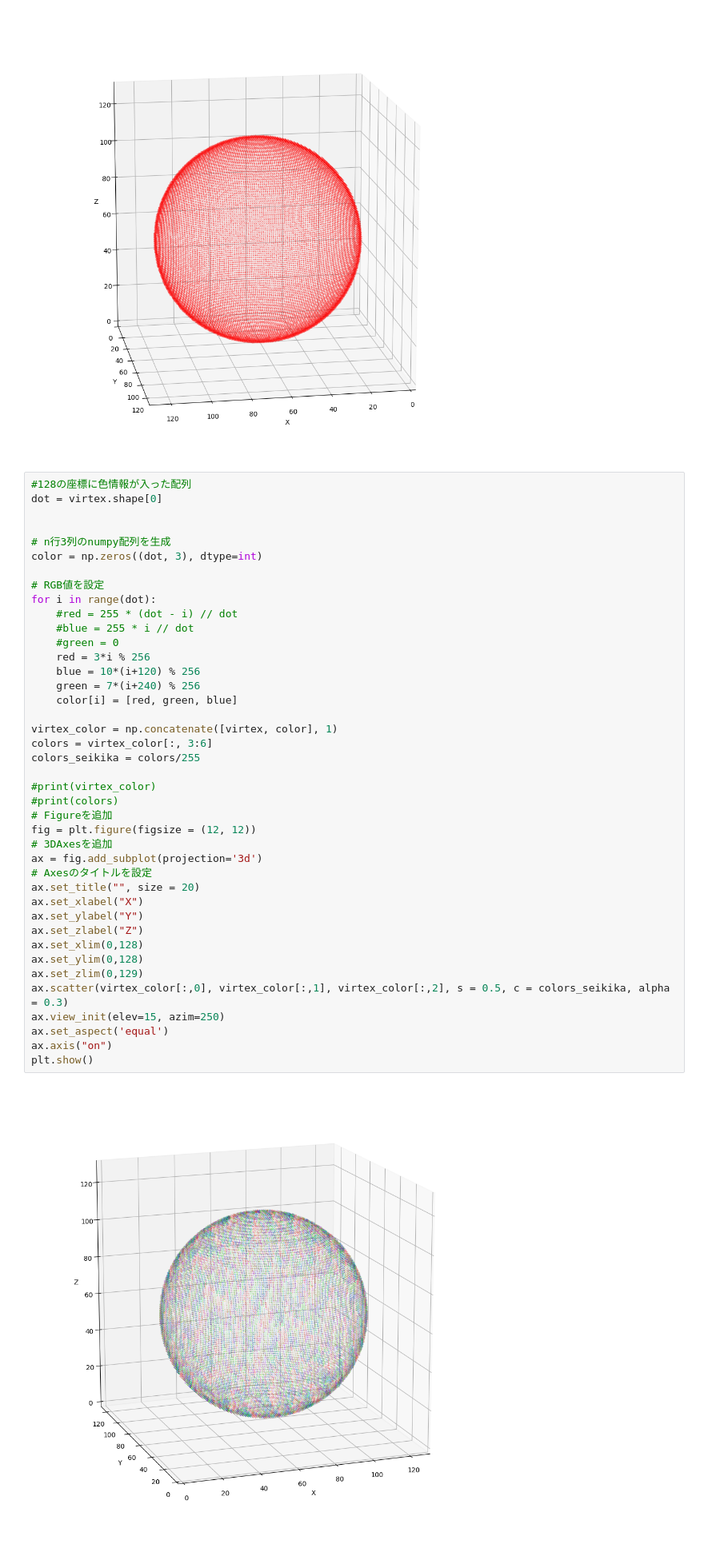
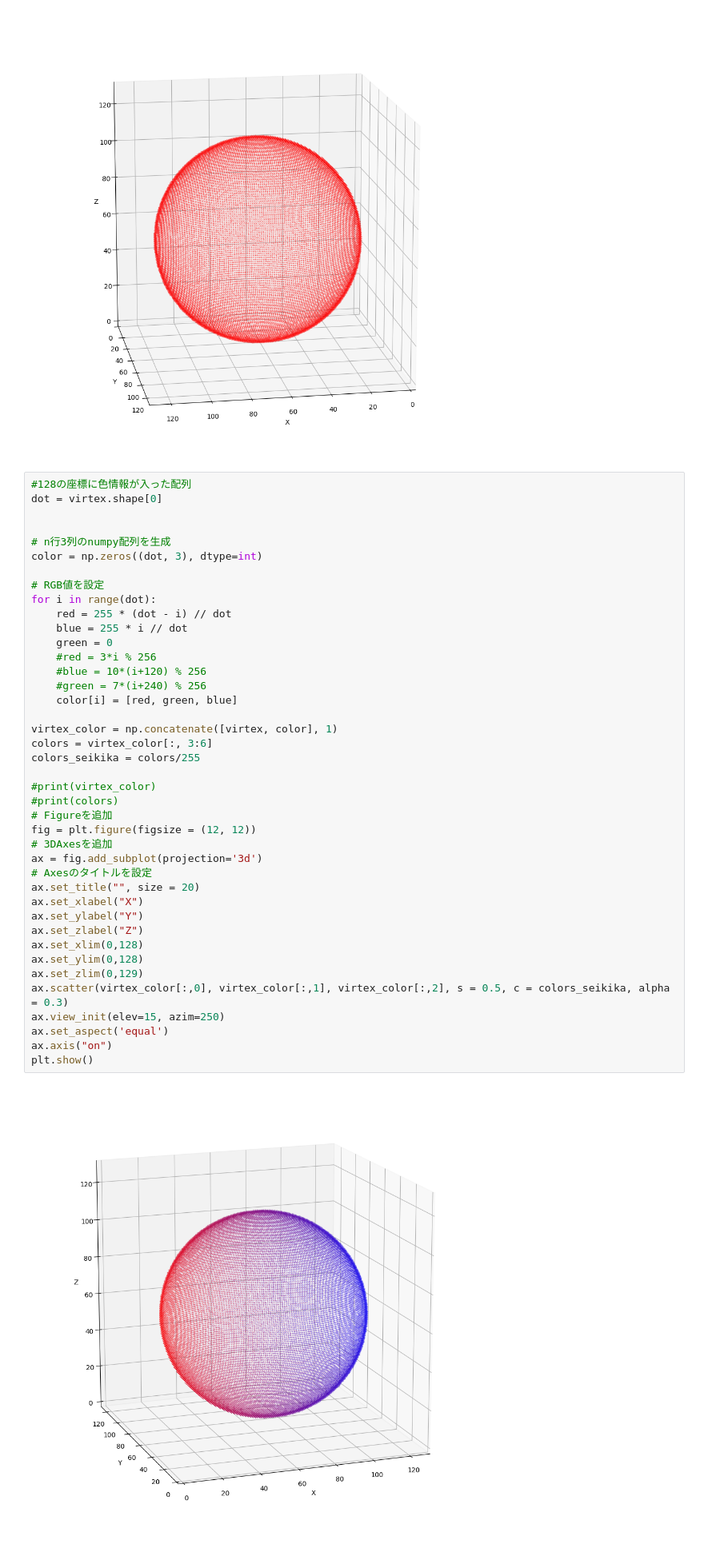
Before and after one commit to tubakun/game, a Jupyter notebook: keiro/3Dload_toridashi.ipynb, the cells around one changed output. Shown at 80% size. Cells and saved outputs as stored; diff of their text form.

```diff
--- a/keiro/3Dload_toridashi.ipynb
+++ b/keiro/3Dload_toridashi.ipynb
@@ -69,40 +69,40 @@ dot = virtex.shape[0]
 color = np.zeros((dot, 3), dtype=int)
 
 # RGB値を設定
 for i in range(dot):
-    #red = 255 * (dot - i) // dot
-    #blue = 255 * i // dot
-    #green = 0
-    red = 3*i % 256
-    blue = 10*(i+120) % 256
-    green = 7*(i+240) % 256
+    red = 255 * (dot - i) // dot
+    blue = 255 * i // dot
+    green = 0
+    #red = 3*i % 256
+    #blue = 10*(i+120) % 256
+    #green = 7*(i+240) % 256
     color[i] = [red, green, blue]
 
 virtex_color = np.concatenate([virtex, color], 1)
 colors = virtex_color[:, 3:6]
 colors_seikika = colors/255
 
 #print(virtex_color)
 #print(colors)
 # Figureを追加
 fig = plt.figure(figsize = (12, 12))
 # 3DAxesを追加
 ax = fig.add_subplot(projection='3d')
 # Axesのタイトルを設定
 ax.set_title("", size = 20)
 ax.set_xlabel("X")
 ax.set_ylabel("Y")
 ax.set_zlabel("Z")
 ax.set_xlim(0,128)
 ax.set_ylim(0,128)
 ax.set_zlim(0,129)
 ax.scatter(virtex_color[:,0], virtex_color[:,1], virtex_color[:,2], s = 0.5, c = colors_seikika, alpha = 0.3)
 ax.view_init(elev=15, azim=250)
 ax.set_aspect('equal')
 ax.axis("on")
 plt.show()
 # %% [output]
-[figure, old version]
+[figure, new version]
 # %%
 #DCTIDCT
 
```
Also changed, not shown: parts of 1 cell of this notebook, 43 other files.
